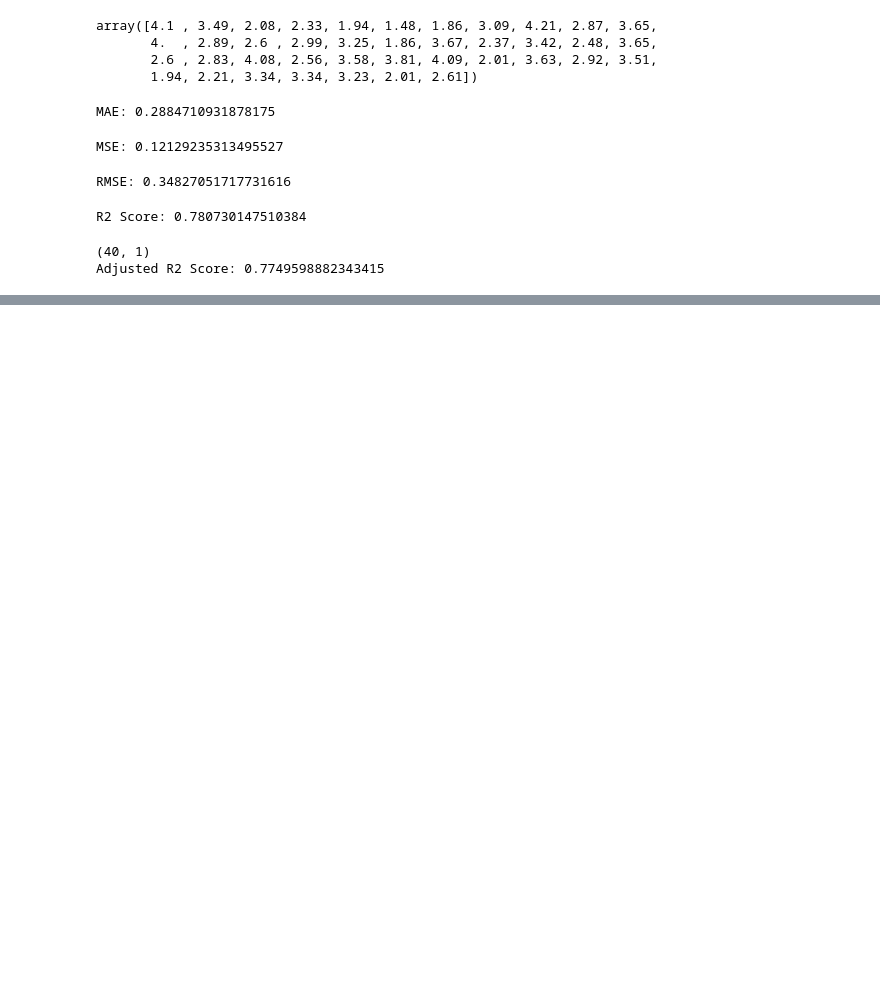
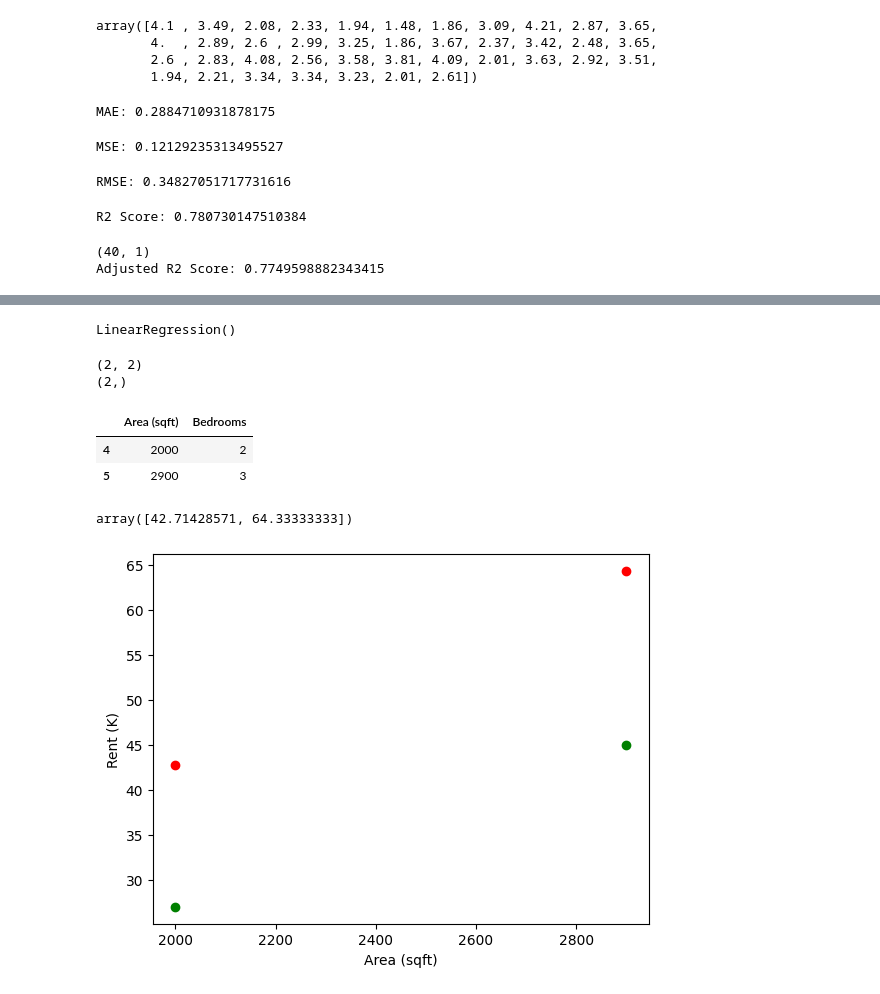
Before and after one commit to kc-011/python-programming, a Jupyter notebook: Module 4/linear-regression.ipynb, the cells around one changed output, grey strips where cells are left out. Drawn from its saved outputs; the diff is of its cells as text; code cells hidden in the pictures; blank space fills up the shorter version.

Commit message:
tried simple LR + model evaluation on self-made data

```diff
--- a/Module 4/linear-regression.ipynb
+++ b/Module 4/linear-regression.ipynb
@@ -146,0 +172,3 @@ Adjusted R2 Score: 0.7749598882343415
+# %%
+b = df2.iloc[:,2]
+b
@@ -146,0 +183,40 @@ Adjusted R2 Score: 0.7749598882343415
+# %%
+#a_train, a_test, b_train, b_test = train_test_split(a,b, test_size=0.2, random_state=42)
+# last 2 rows → test
+a_test = a.iloc[-2:]
+b_test = b.iloc[-2:]
+
+# rest → train
+a_train = a.iloc[:-2]
+b_train = b.iloc[:-2]
+# %%
+model = LinearRegression()
+model.fit(a_train, b_train)
+# %% [output]
+LinearRegression()
+# %%
+predicted = model.predict(a_test)
+# %%
+print(a_test.shape)
+print(b_test.shape)
+# %% [output]
+(2, 2)
+(2,)
+# %%
+a_test
+# %% [output]
+|  | Area (sqft) | Bedrooms |
+| 4 | 2000 | 2 |
+| 5 | 2900 | 3 |
+# %%
+predicted
+# %% [output]
+array([42.71428571, 64.33333333])
+# %%
+plt.scatter(a_test['Area (sqft)'], b_test, color='green')
+plt.scatter(a_test['Area (sqft)'], predicted, color='red')
+plt.xlabel("Area (sqft)")
+plt.ylabel("Rent (K)")
+plt.show()
+# %% [output]
+[figure, added]
```
Also changed, not shown: parts of 26 cells of this notebook.
